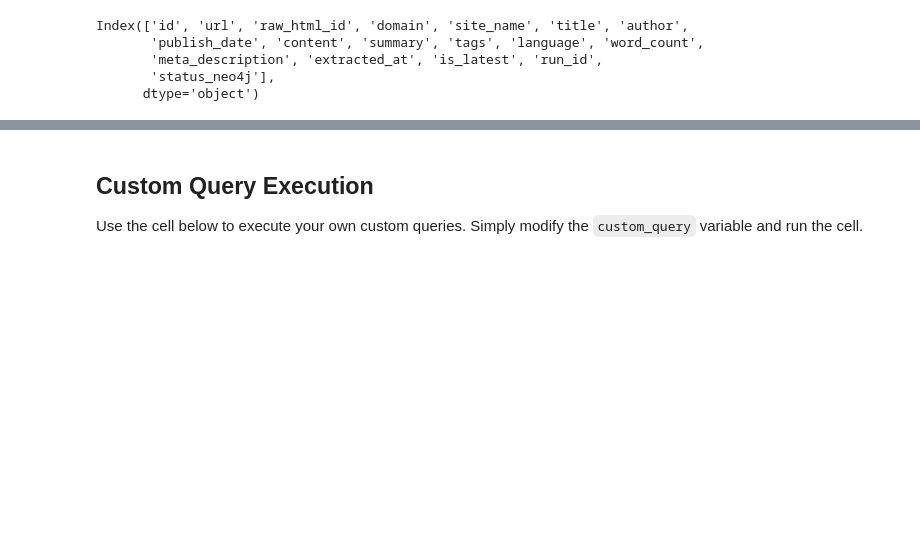
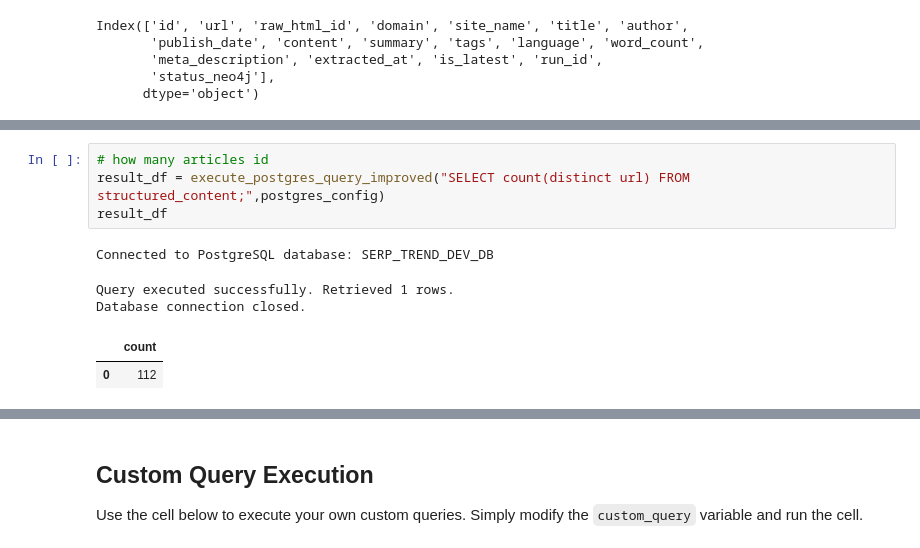
Before and after one commit to rakipo/consultingprojects, a Jupyter notebook: boomertv2/scripts/postgres_connect_and_analyse.ipynb, the cells around one changed output, grey strips where cells are left out. Cells and saved outputs as stored; diff of their text form; blank space fills up the shorter version.

```diff
--- a/boomertv2/scripts/postgres_connect_and_analyse.ipynb
+++ b/boomertv2/scripts/postgres_connect_and_analyse.ipynb
@@ -260 +525,11 @@ Database connection closed.
+# %%
+# how many articles id
+result_df = execute_postgres_query_improved("SELECT count(distinct url) FROM structured_content;",postgres_config)
+result_df
+# %% [output]
+Connected to PostgreSQL database: SERP_TREND_DEV_DB
+Query executed successfully. Retrieved 1 rows.
+Database connection closed.
+|  | count |
+| 0 | 112 |
 # %%
```
Also changed, not shown: parts of 19 cells of this notebook, 46 other files.
